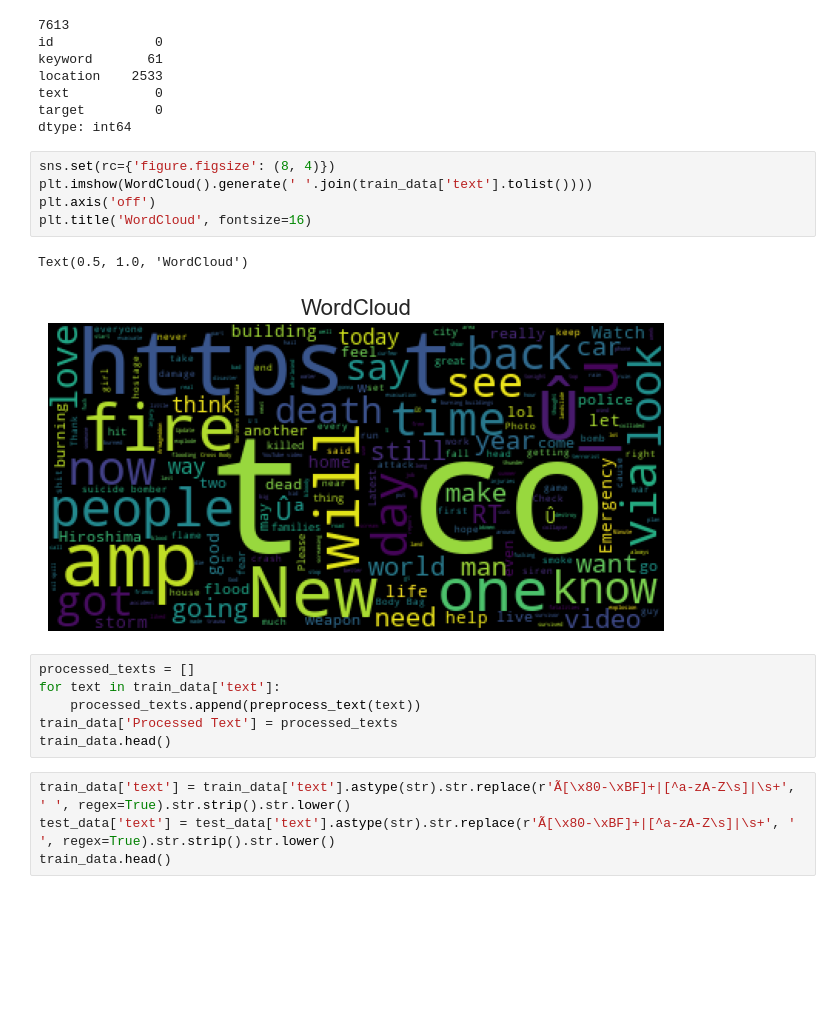
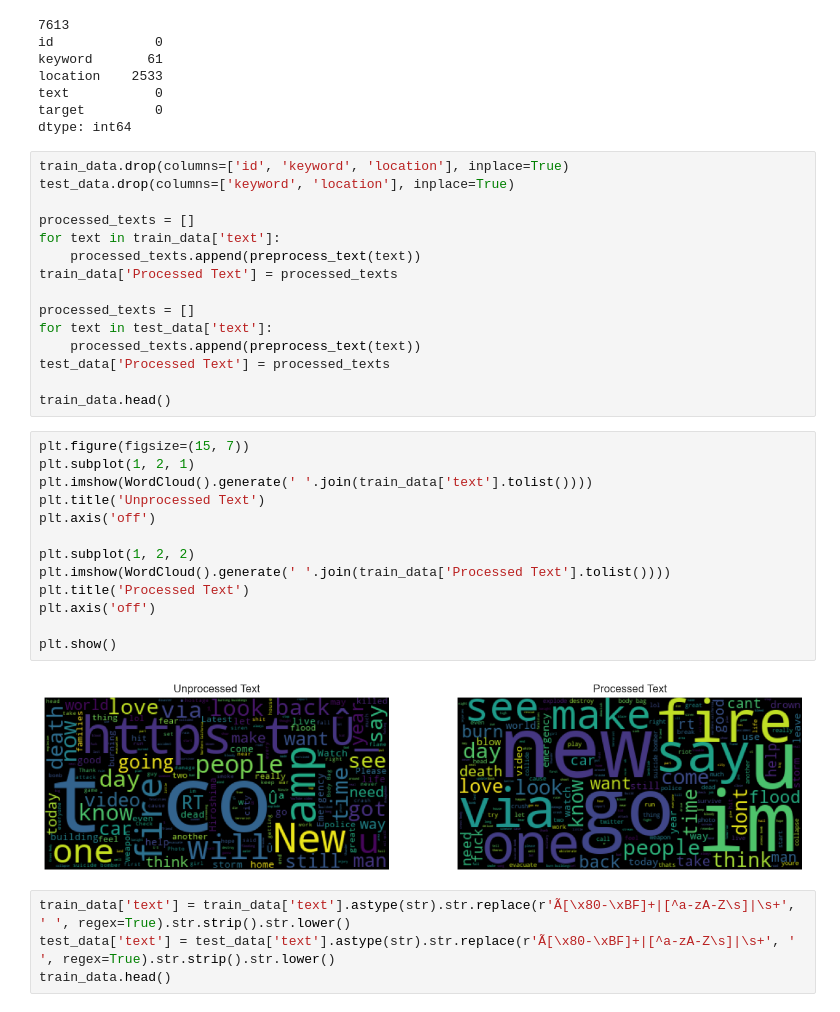
Before and after one commit to AshvinSehgal/AI-ML, a Jupyter notebook: NLP with Disaster Tweets/NLP-with-disaster-tweets.ipynb, the cells around one changed output. Saved outputs shown, nothing was run; the diff lists cells and outputs as text; blank space fills up the shorter version.

```diff
--- a/NLP with Disaster Tweets/NLP-with-disaster-tweets.ipynb
+++ b/NLP with Disaster Tweets/NLP-with-disaster-tweets.ipynb
@@ -78,20 +75,36 @@ location    2533
 text           0
 target         0
 dtype: int64
-# %%
-sns.set(rc={'figure.figsize': (8, 4)})
-plt.imshow(WordCloud().generate(' '.join(train_data['text'].tolist())))
-plt.axis('off')
-plt.title('WordCloud', fontsize=16)
-# %% [output]
-Text(0.5, 1.0, 'WordCloud')
-[figure, removed]
 # %%
+train_data.drop(columns=['id', 'keyword', 'location'], inplace=True)
+test_data.drop(columns=['keyword', 'location'], inplace=True)
+
 processed_texts = []
 for text in train_data['text']:
     processed_texts.append(preprocess_text(text))
 train_data['Processed Text'] = processed_texts
+
+processed_texts = []
+for text in test_data['text']:
+    processed_texts.append(preprocess_text(text))
+test_data['Processed Text'] = processed_texts
+
 train_data.head()
+# %%
+plt.figure(figsize=(15, 7))
+plt.subplot(1, 2, 1)
+plt.imshow(WordCloud().generate(' '.join(train_data['text'].tolist())))
+plt.title('Unprocessed Text')
+plt.axis('off')
+
+plt.subplot(1, 2, 2)
+plt.imshow(WordCloud().generate(' '.join(train_data['Processed Text'].tolist())))
+plt.title('Processed Text')
+plt.axis('off')
+
+plt.show()
+# %% [output]
+[figure, added]
 # %%
 train_data['text'] = train_data['text'].astype(str).str.replace(r'Ã[\x80-\xBF]+|[^a-zA-Z\s]|\s+', ' ', regex=True).str.strip().str.lower()
 test_data['text'] = test_data['text'].astype(str).str.replace(r'Ã[\x80-\xBF]+|[^a-zA-Z\s]|\s+', ' ', regex=True).str.strip().str.lower()
```
Also changed, not shown: parts of 12 cells of this notebook.
